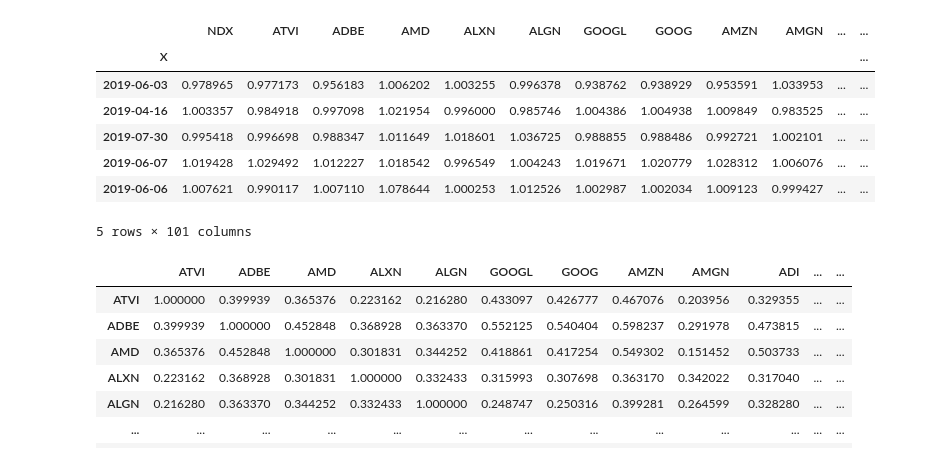
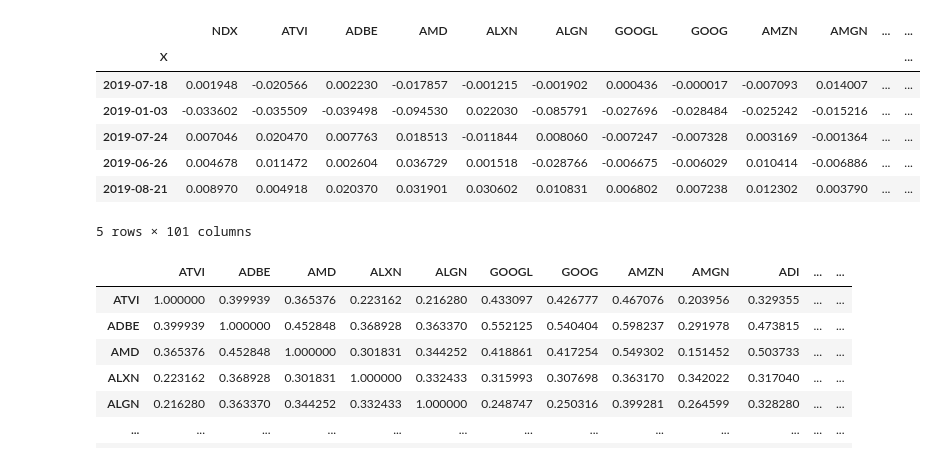
Before and after one commit to RahulSingla5209/stock_portfolio_optimization, a Jupyter notebook: OPTI HW.ipynb, the cells around one changed output. Cells and saved outputs as stored; diff of their text form; code cells hidden in the pictures.

Commit message:
updated returns formula

```diff
--- a/OPTI HW.ipynb
+++ b/OPTI HW.ipynb
@@ -17,16 +17,17 @@ df.sample(5)
 5 rows × 101 columns
 # %%
 returns = df / df.shift(1)
+returns = returns - 1
 returns = returns[1:]
 returns.sample(5)
 # %% [output]
 |  | NDX | ATVI | ADBE | AMD | ALXN | ALGN | GOOGL | GOOG | AMZN | AMGN | ... | ... |
 | X |  |  |  |  |  |  |  |  |  |  |  | ... |
-| 2019-06-03 | 0.978965 | 0.977173 | 0.956183 | 1.006202 | 1.003255 | 0.996378 | 0.938762 | 0.938929 | 0.953591 | 1.033953 | ... | ... |
-| 2019-04-16 | 1.003357 | 0.984918 | 0.997098 | 1.021954 | 0.996000 | 0.985746 | 1.004386 | 1.004938 | 1.009849 | 0.983525 | ... | ... |
-| 2019-07-30 | 0.995418 | 0.996698 | 0.988347 | 1.011649 | 1.018601 | 1.036725 | 0.988855 | 0.988486 | 0.992721 | 1.002101 | ... | ... |
-| 2019-06-07 | 1.019428 | 1.029492 | 1.012227 | 1.018542 | 0.996549 | 1.004243 | 1.019671 | 1.020779 | 1.028312 | 1.006076 | ... | ... |
-| 2019-06-06 | 1.007621 | 0.990117 | 1.007110 | 1.078644 | 1.000253 | 1.012526 | 1.002987 | 1.002034 | 1.009123 | 0.999427 | ... | ... |
+| 2019-07-18 | 0.001948 | -0.020566 | 0.002230 | -0.017857 | -0.001215 | -0.001902 | 0.000436 | -0.000017 | -0.007093 | 0.014007 | ... | ... |
+| 2019-01-03 | -0.033602 | -0.035509 | -0.039498 | -0.094530 | 0.022030 | -0.085791 | -0.027696 | -0.028484 | -0.025242 | -0.015216 | ... | ... |
+| 2019-07-24 | 0.007046 | 0.020470 | 0.007763 | 0.018513 | -0.011844 | 0.008060 | -0.007247 | -0.007328 | 0.003169 | -0.001364 | ... | ... |
+| 2019-06-26 | 0.004678 | 0.011472 | 0.002604 | 0.036729 | 0.001518 | -0.028766 | -0.006675 | -0.006029 | 0.010414 | -0.006886 | ... | ... |
+| 2019-08-21 | 0.008970 | 0.004918 | 0.020370 | 0.031901 | 0.030602 | 0.010831 | 0.006802 | 0.007238 | 0.012302 | 0.003790 | ... | ... |
 5 rows × 101 columns
 # %%
 correlation = returns.iloc[:,1:].corr()
```
Also changed, not shown: parts of 6 cells of this notebook, 10 other files.
